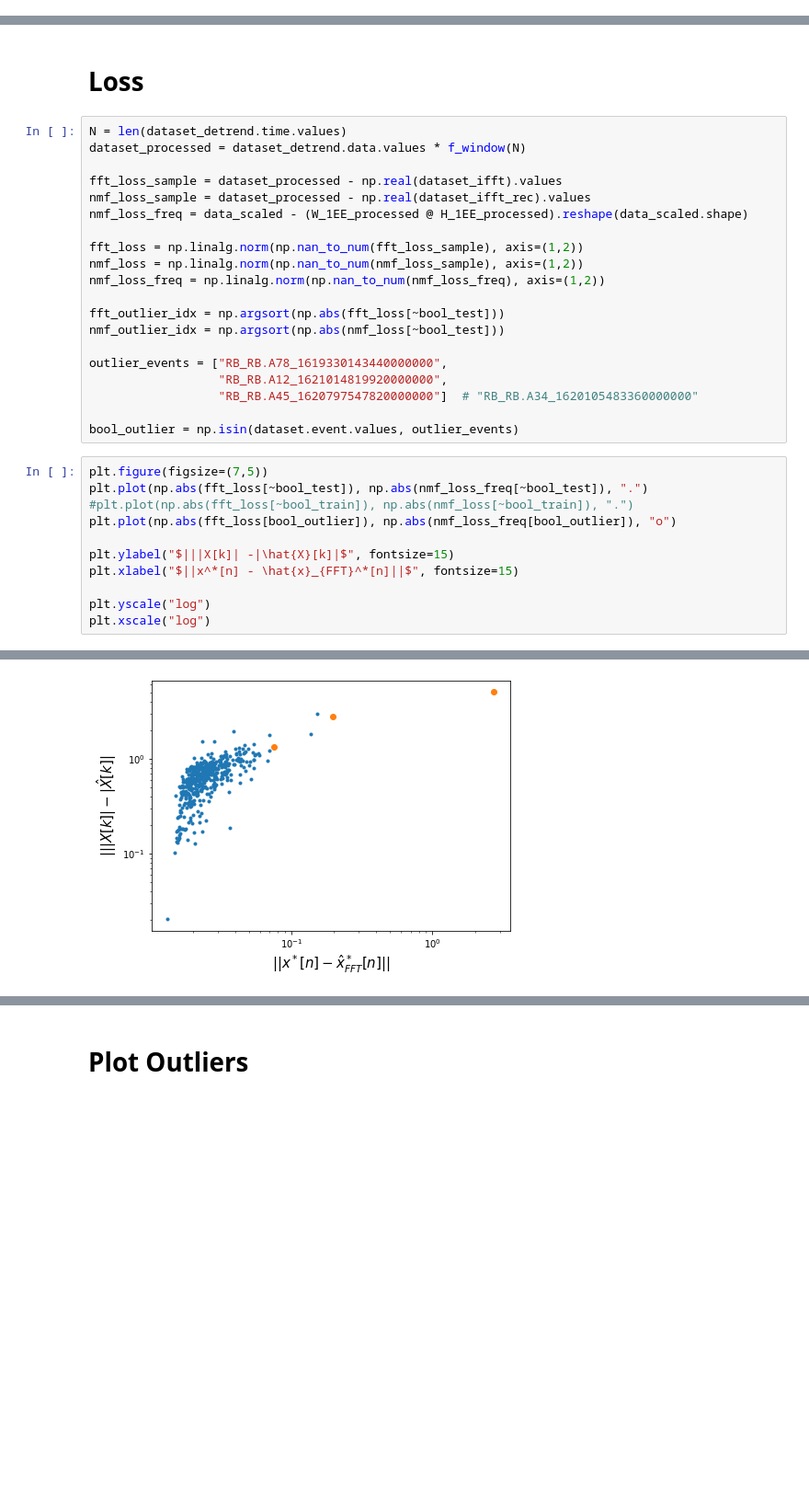
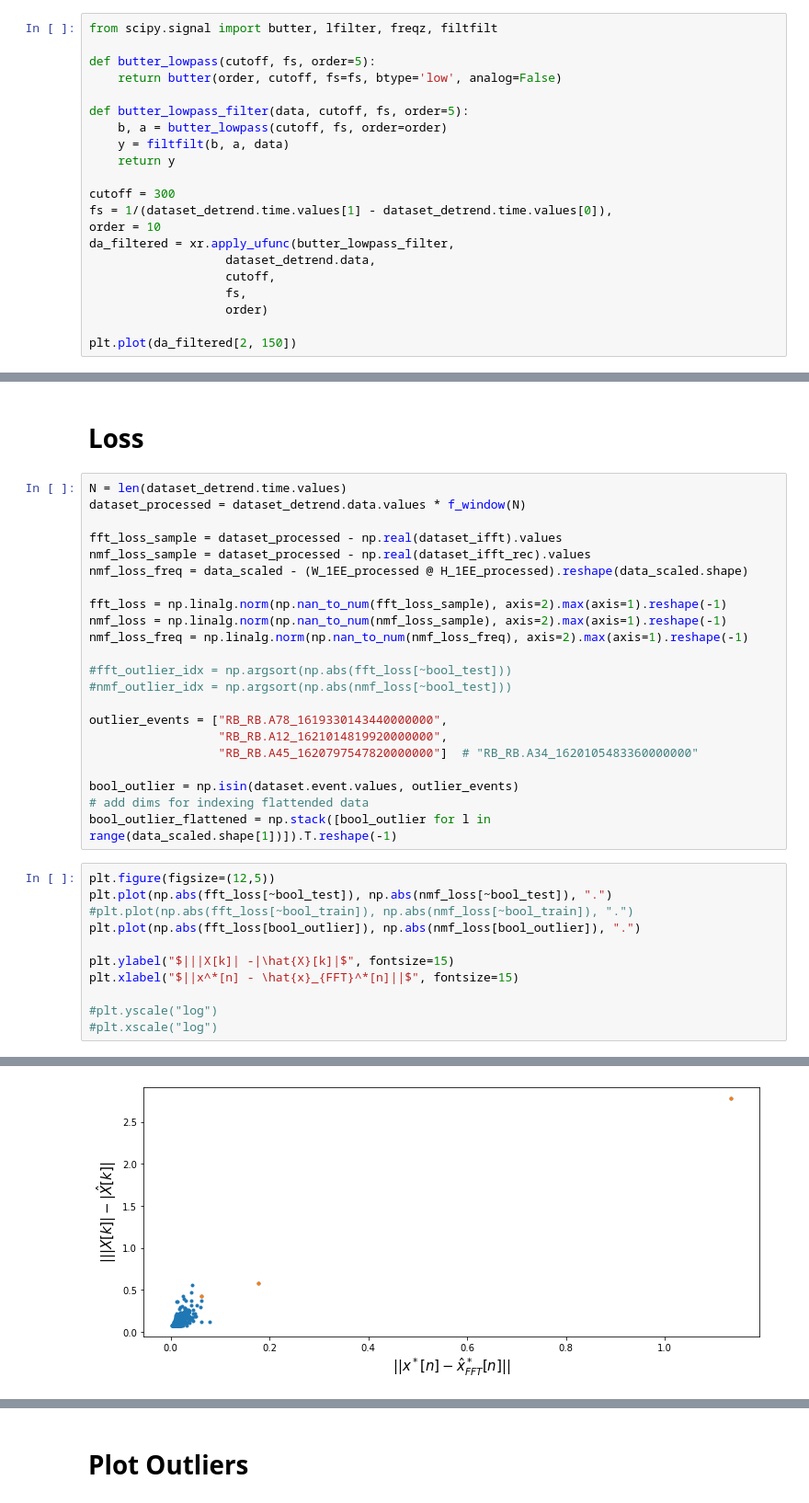
Before and after one commit to cobermai/lhc_anomaly_detection, a Jupyter notebook: notebooks/RB_FPA_FFT_NMF.ipynb, the cells around one changed output, grey strips where cells are left out. Shown at 92% size. Drawn from its saved outputs; the diff is of its cells as text; blank space fills up the shorter version.

```diff
--- a/notebooks/RB_FPA_FFT_NMF.ipynb
+++ b/notebooks/RB_FPA_FFT_NMF.ipynb
@@ -186,0 +151,21 @@ plt.show()
+# %%
+from scipy.signal import butter, lfilter, freqz, filtfilt
+
+def butter_lowpass(cutoff, fs, order=5):
+    return butter(order, cutoff, fs=fs, btype='low', analog=False)
+
+def butter_lowpass_filter(data, cutoff, fs, order=5):
+    b, a = butter_lowpass(cutoff, fs, order=order)
+    y = filtfilt(b, a, data)
+    return y
+
+cutoff = 300
+fs = 1/(dataset_detrend.time.values[1] - dataset_detrend.time.values[0]),
+order = 10
+da_filtered = xr.apply_ufunc(butter_lowpass_filter,
+                   dataset_detrend.data,
+                   cutoff,
+                   fs,
+                   order)
+
+plt.plot(da_filtered[2, 150])
@@ -464,27 +447,29 @@ fft_loss_sample = dataset_processed - np.real(dataset_ifft).values
 nmf_loss_sample = dataset_processed - np.real(dataset_ifft_rec).values
 nmf_loss_freq = data_scaled - (W_1EE_processed @ H_1EE_processed).reshape(data_scaled.shape)
 
-fft_loss = np.linalg.norm(np.nan_to_num(fft_loss_sample), axis=(1,2))
-nmf_loss = np.linalg.norm(np.nan_to_num(nmf_loss_sample), axis=(1,2))
-nmf_loss_freq = np.linalg.norm(np.nan_to_num(nmf_loss_freq), axis=(1,2))
+fft_loss = np.linalg.norm(np.nan_to_num(fft_loss_sample), axis=2).max(axis=1).reshape(-1)
+nmf_loss = np.linalg.norm(np.nan_to_num(nmf_loss_sample), axis=2).max(axis=1).reshape(-1)
+nmf_loss_freq = np.linalg.norm(np.nan_to_num(nmf_loss_freq), axis=2).max(axis=1).reshape(-1)
 
-fft_outlier_idx = np.argsort(np.abs(fft_loss[~bool_test]))
-nmf_outlier_idx = np.argsort(np.abs(nmf_loss[~bool_test]))
+#fft_outlier_idx = np.argsort(np.abs(fft_loss[~bool_test]))
+#nmf_outlier_idx = np.argsort(np.abs(nmf_loss[~bool_test]))
 
 outlier_events = ["RB_RB.A78_1619330143440000000",
                   "RB_RB.A12_1621014819920000000",
                   "RB_RB.A45_1620797547820000000"]  # "RB_RB.A34_1620105483360000000"
 
 bool_outlier = np.isin(dataset.event.values, outlier_events)
+# add dims for indexing flattended data
+bool_outlier_flattened = np.stack([bool_outlier for l in range(data_scaled.shape[1])]).T.reshape(-1)
 # %%
-plt.figure(figsize=(7,5))
-plt.plot(np.abs(fft_loss[~bool_test]), np.abs(nmf_loss_freq[~bool_test]), ".")
+plt.figure(figsize=(12,5))
+plt.plot(np.abs(fft_loss[~bool_test]), np.abs(nmf_loss[~bool_test]), ".")
 #plt.plot(np.abs(fft_loss[~bool_train]), np.abs(nmf_loss[~bool_train]), ".")
-plt.plot(np.abs(fft_loss[bool_outlier]), np.abs(nmf_loss_freq[bool_outlier]), "o")
+plt.plot(np.abs(fft_loss[bool_outlier]), np.abs(nmf_loss[bool_outlier]), ".")
 
 plt.ylabel("$|||X[k]| -|\hat{X}[k]|$", fontsize=15)
 plt.xlabel("$||x^*[n] - \hat{x}_{FFT}^*[n]||$", fontsize=15)
 
-plt.yscale("log")
-plt.xscale("log")
+#plt.yscale("log")
+#plt.xscale("log")
 # %% [output]
@@ -491 +477 @@ plt.xscale("log")
-[figure, old version]
+[figure, new version]
```
Also changed, not shown: parts of 18 cells of this notebook, 6 other files.
